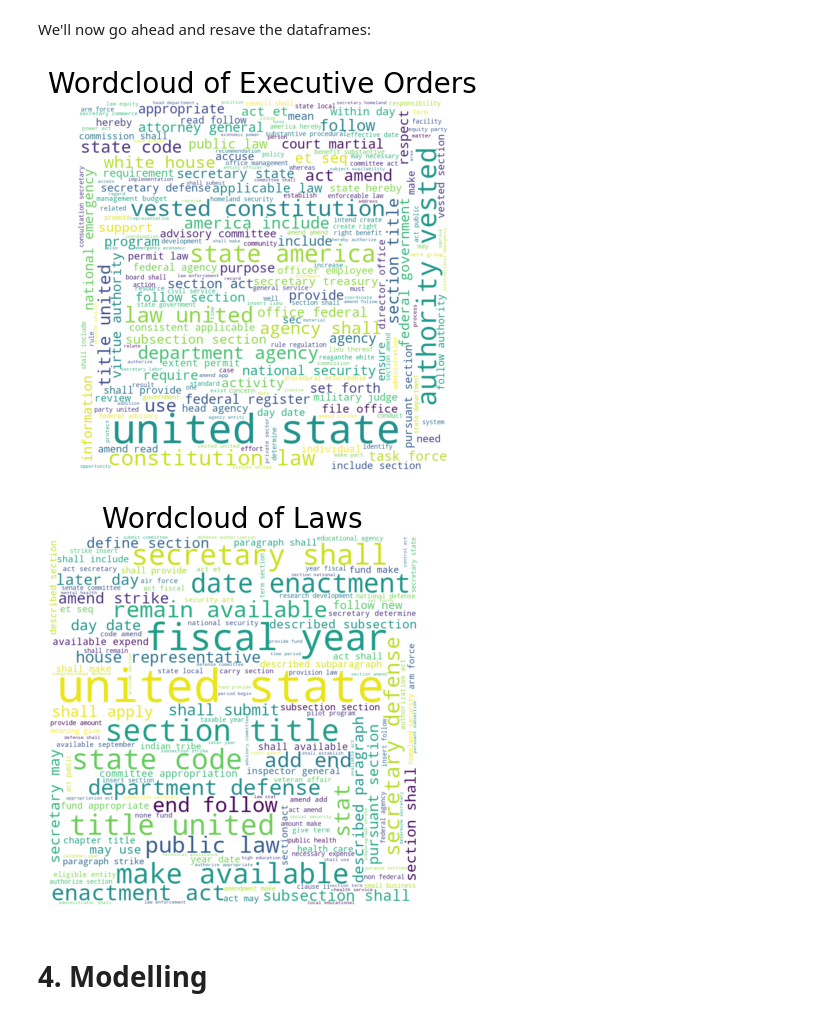
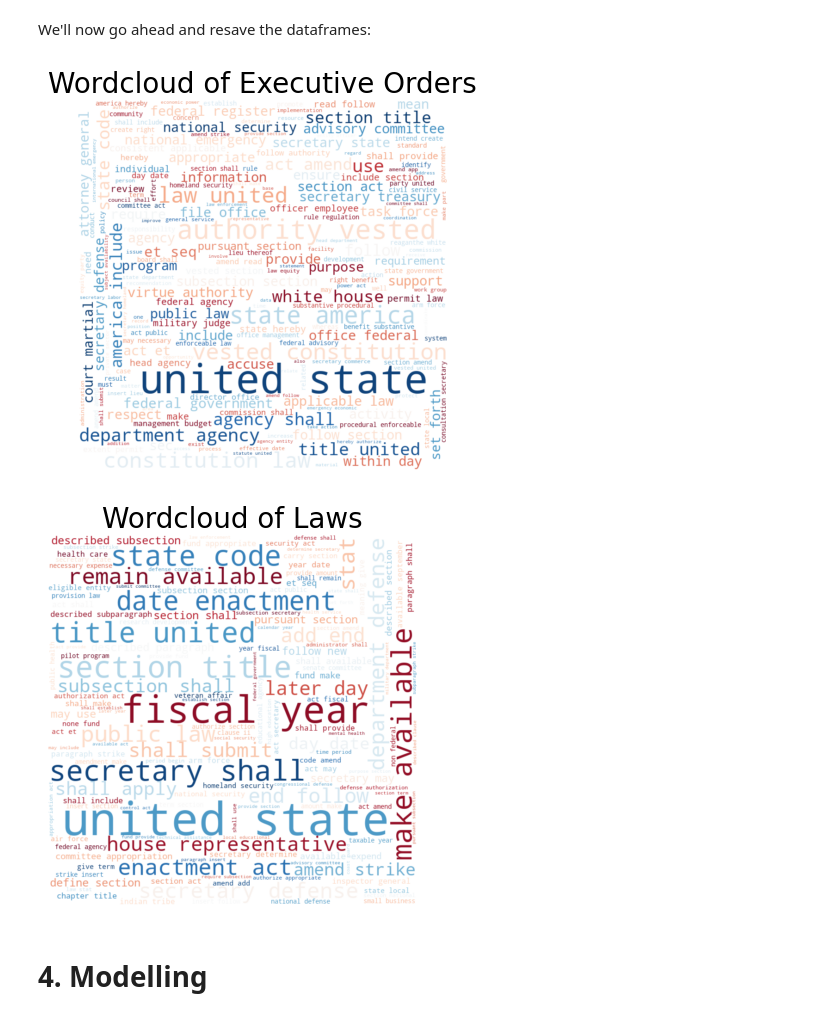
Before and after one commit to natehiatt/unitary_executive_project, a Jupyter notebook: notebooks/text_cleaning.ipynb, the cells around one changed output. Cells and saved outputs as stored; diff of their text form; code cells hidden in the pictures.

```diff
--- a/notebooks/text_cleaning.ipynb
+++ b/notebooks/text_cleaning.ipynb
@@ -610,23 +610,25 @@ eo_df.to_csv('../data/eo_cleaned.csv')
 wordcloud_eo = wordcloud.WordCloud(width = 800, height = 800,
                 background_color ='white',
                 stopwords = stops_extended_2,
-                min_font_size = 10).generate(' '.join(eo_df['text_string']))
+                min_font_size = 10,
+                colormap="RdBu").generate(' '.join(eo_df['text_string']))
 plt.imshow(wordcloud_eo, interpolation='bilinear')
 plt.axis('off')
 plt.title('Wordcloud of Executive Orders', fontsize=20);
 # %% [output]
-[figure, old version]
+[figure, new version]
 # %%
 # Wordcloud of laws
 wordcloud_laws = wordcloud.WordCloud(width = 800, height = 800,
                 background_color ='white',
                 stopwords = stops_extended_2,
-                min_font_size = 10).generate(' '.join(laws['text_string']))
+                min_font_size = 10,
+                colormap='RdBu').generate(' '.join(laws['text_string']))
 plt.imshow(wordcloud_laws, interpolation='bilinear')
 plt.axis('off')
 plt.title('Wordcloud of Laws', fontsize=20);
 # %% [output]
-[figure, old version]
+[figure, new version]
 # %% [markdown]
 # 4. Modelling
 # %%
```
Also changed, not shown: parts of 41 cells of this notebook, 12 other files.
